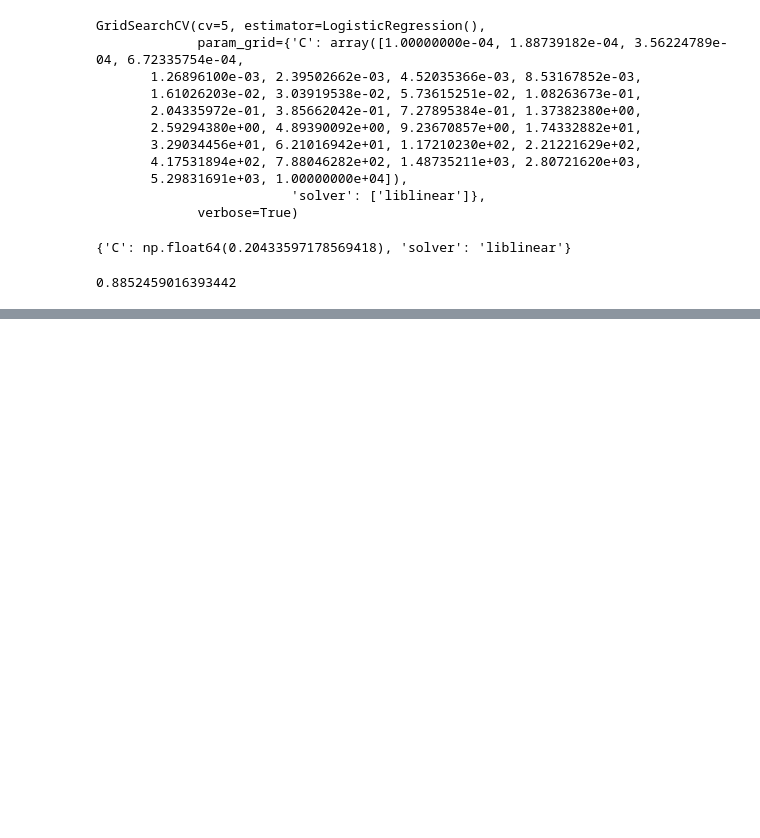
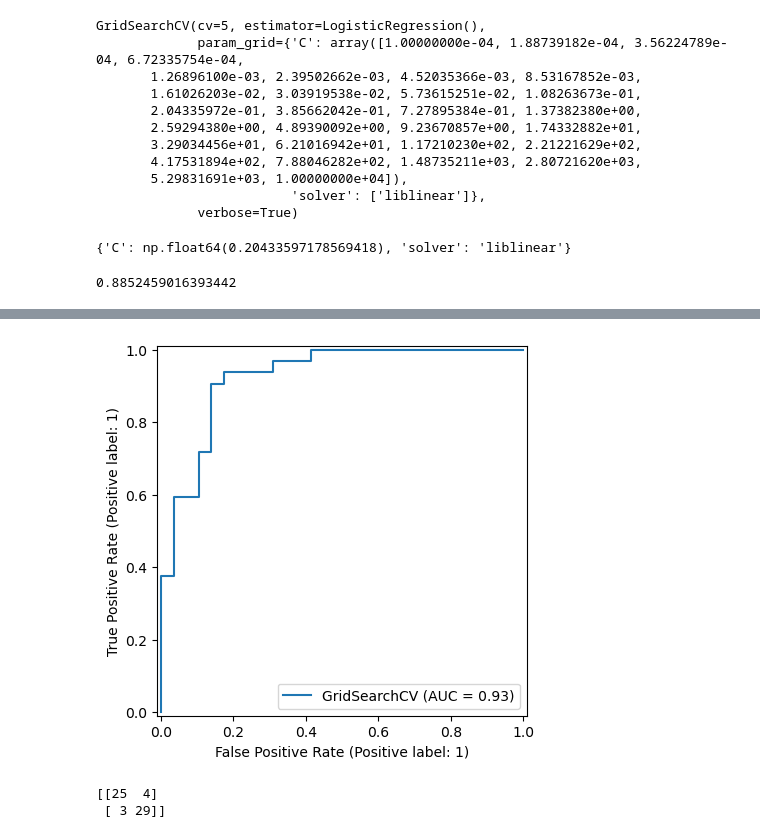
Before and after one commit to pavan-kumar-v-pkv/ML_heart_disease, a Jupyter notebook: notebooks/end-to-end-heart-disease-classification.ipynb, the cells around one changed output, grey strips where cells are left out. Drawn from its saved outputs; the diff is of its cells as text; code cells hidden in the pictures; blank space fills up the shorter version.

Commit message:
Evaluation metrics

```diff
--- a/notebooks/end-to-end-heart-disease-classification.ipynb
+++ b/notebooks/end-to-end-heart-disease-classification.ipynb
@@ -662,0 +706,13 @@ gs_log_reg.score(X_test, y_test)
+# %%
+# Plot ROC curve and calculate AUC metric
+
+RocCurveDisplay.from_estimator(gs_log_reg, X_test, y_test)
+plt.show()
+# %% [output]
+[figure, added]
+# %%
+# Confusion matric
+print(confusion_matrix(y_test, y_preds))
+# %% [output]
+[[25  4]
+ [ 3 29]]
```
Also changed, not shown: parts of 26 cells of this notebook.
